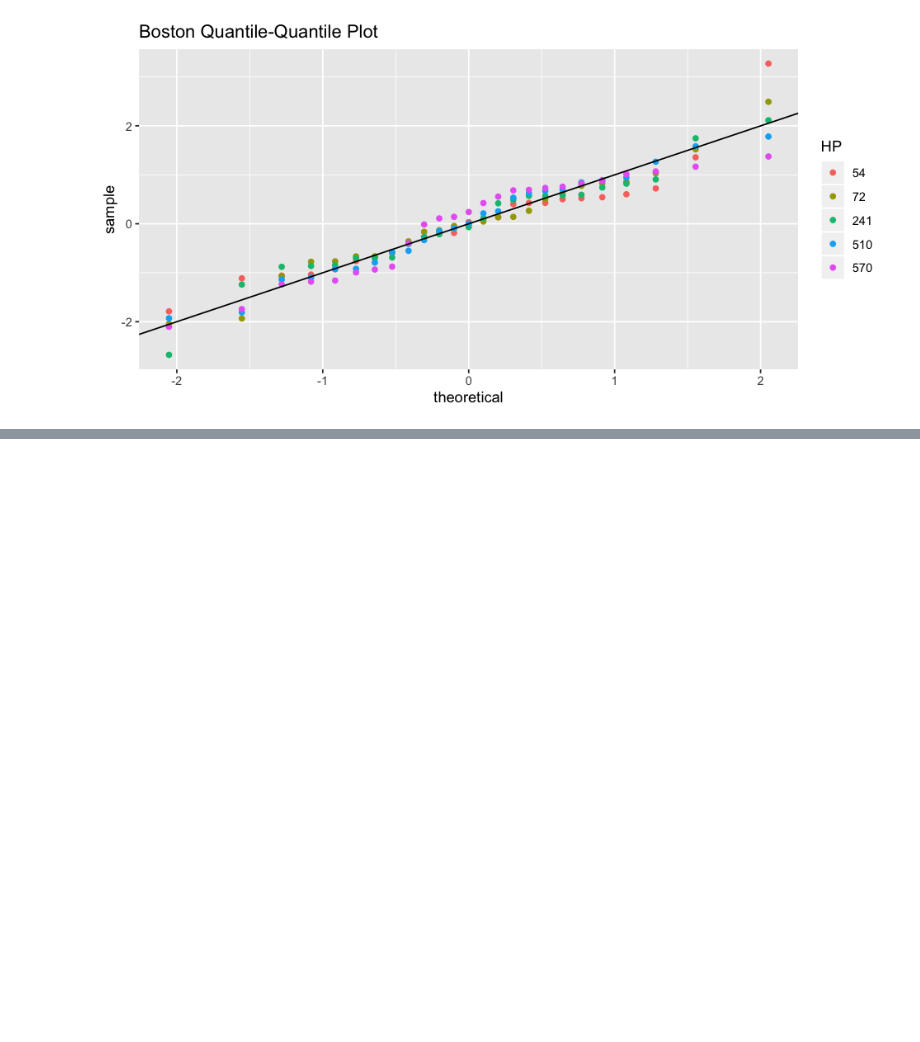
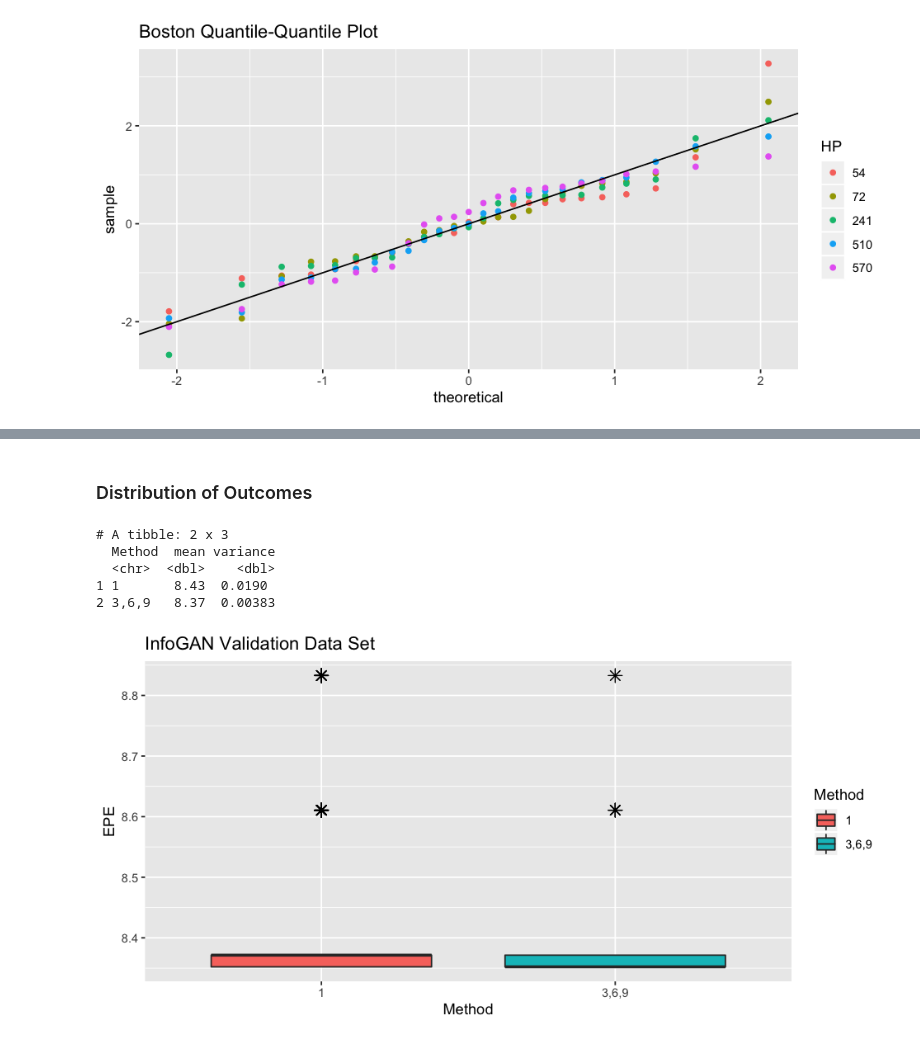
Before and after one commit to LarsHH/reproducible-hyperparameter-optimization-jcgs-2019, a Jupyter notebook: evaluation.ipynb, the cells around one changed output, grey strips where cells are left out. Cells and saved outputs as stored; diff of their text form; code cells hidden in the pictures; blank space fills up the shorter version.

```diff
--- a/evaluation.ipynb
+++ b/evaluation.ipynb
@@ -1368,0 +1391,18 @@ ggsave("figures/Boston-qqplot.png", plot=p, width=8, height=4)
+# %%
+infogan.results <- list()
+for(k in K.values) {
+    infogan.results[[as.character(k)]] <- list()
+    for(i in 1:length(n.lambda)) {
+#         cat(paste("Running K=", k, " n.lambda=", paste(as.character(n.lambda[[names(n.lambda)[i]]]), sep="", collapse=""), "\n"))
+        infogan.results[[as.character(k)]][[names(n.lambda)[i]]] <- EvalMetricsFullResults(tbl=infogan,
+                                                                n.lambda=n.lambda[[names(n.lambda)[i]]],
+                                                                alpha=0.05,
+                                                                num.runs=num.runs,
+                                                                P=0.5,
+                                                                K=k,
+                                                                testset=F)
+    }
+}
+# %%
+infogan.caption <- ""
+TableCreator(infogan.results[c('15', '25','50')], caption=infogan.caption, label="infogan-results")
@@ -1368,0 +1427,5 @@ ggsave("figures/Boston-qqplot.png", plot=p, width=8, height=4)
+# %% [markdown]
+### Distribution of Outcomes
+# %%
+adjusted.K <- ceiling(infogan.results[['50']][['3,6,9']][['Avg Evaluations']])
+adjusted.K <- 50
@@ -1368,0 +1443,16 @@ ggsave("figures/Boston-qqplot.png", plot=p, width=8, height=4)
+# %%
+dataset = "InfoGAN"
+rval = rbind(tibble(EPE=infogan.results[['50']][['3,6,9']][['E(\\Psi(\\lambda^*))']], Method='3,6,9'),
+             tibble(EPE=infogan.results[[as.character(adjusted.K)]][['1']][['E(\\Psi(\\lambda^*))']], Method='1'))
+print(rval %>% group_by(Method) %>% summarise(mean=mean(EPE), variance=var(EPE)))
+valid.boxplot <- ggplot(rval, aes(x=Method, y=EPE, fill=Method)) +
+                          geom_boxplot(outlier.colour="black", outlier.shape=8, outlier.size=3) +
+                          labs(y="EPE", title=paste(dataset, "Validation Data Set"))
+valid.boxplot
+# %% [output]
+# A tibble: 2 x 3
+  Method  mean variance
+  <chr>  <dbl>    <dbl>
+1 1       8.43  0.0190
+2 3,6,9   8.37  0.00383
+[figure, added]
```
Also changed, not shown: parts of 7 cells of this notebook, 1 other file.
